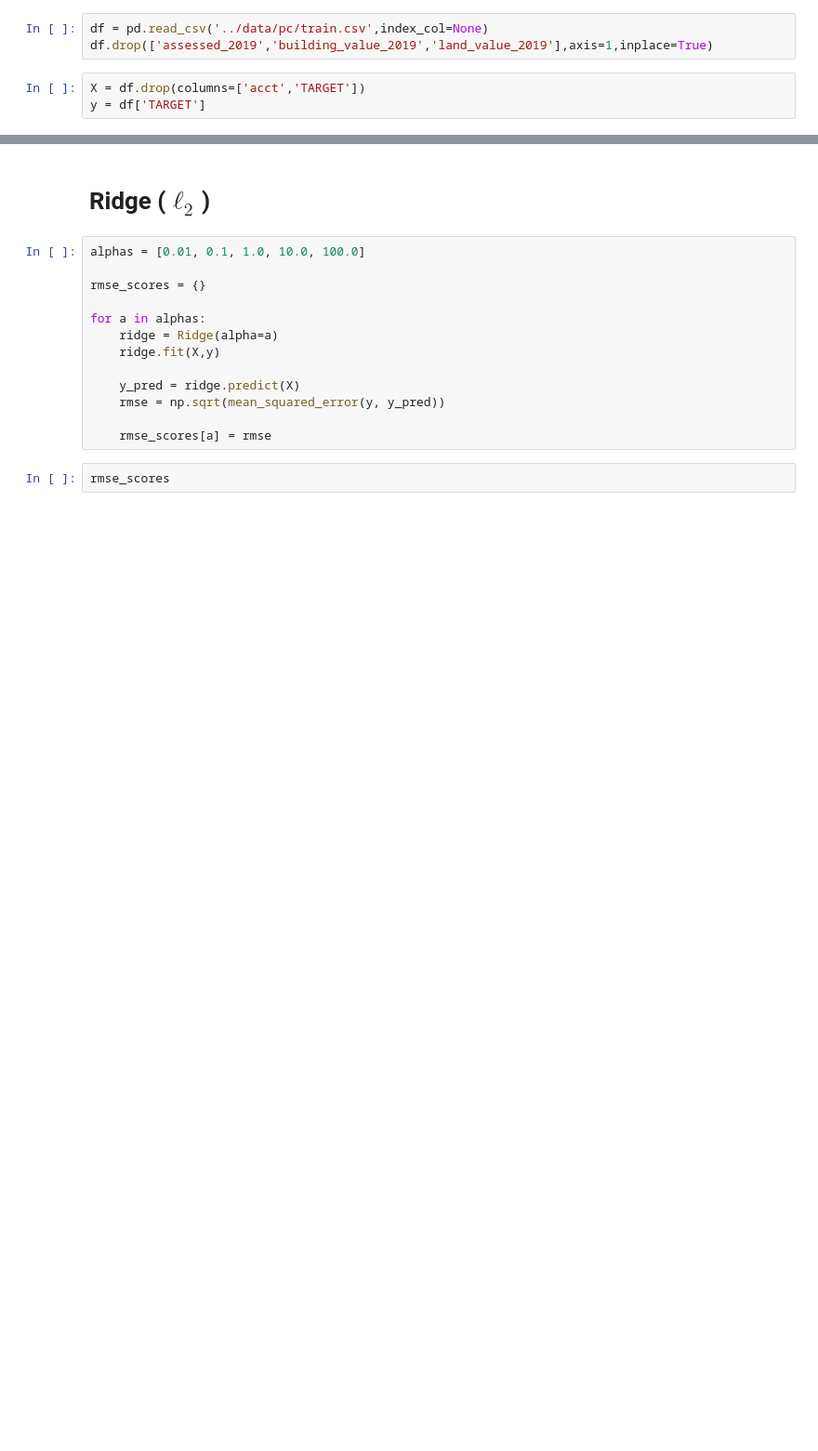
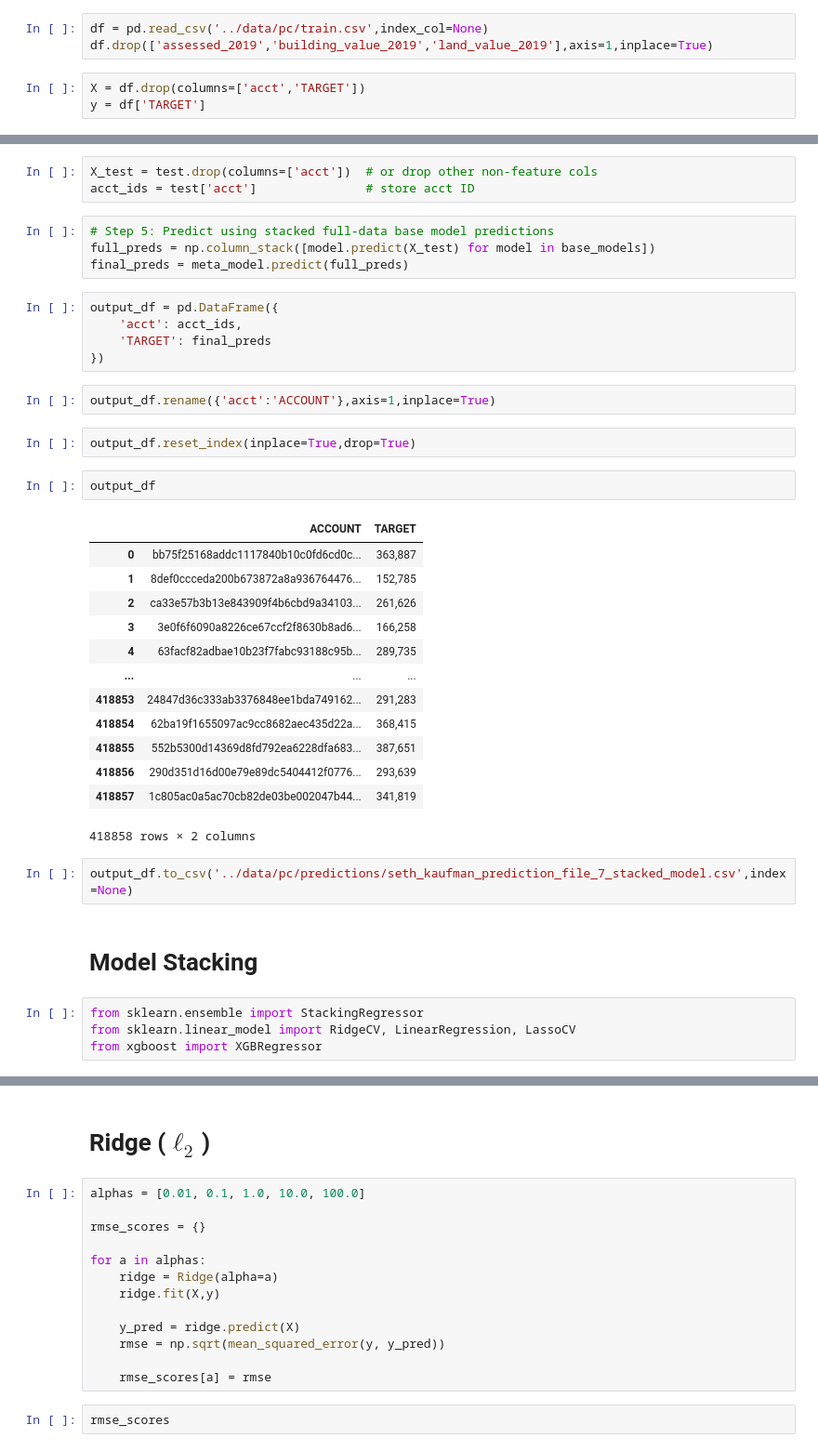
Before and after one commit to SethKauf/STA9890-Prediction-Competition, a Jupyter notebook: Workfiles/Prediction_Competition_Workfile_5_(Modeling_2).ipynb, the cells around one changed output, grey strips where cells are left out. Shown at 93% size. Drawn from its saved outputs; the diff is of its cells as text; blank space fills up the shorter version.

```diff
--- a/Workfiles/Prediction_Competition_Workfile_5_(Modeling_2).ipynb
+++ b/Workfiles/Prediction_Competition_Workfile_5_(Modeling_2).ipynb
@@ -13,0 +70,40 @@ y = df['TARGET']
+# %%
+X_test = test.drop(columns=['acct'])  # or drop other non-feature cols
+acct_ids = test['acct']               # store acct ID
+# %%
+# Step 5: Predict using stacked full-data base model predictions
+full_preds = np.column_stack([model.predict(X_test) for model in base_models])
+final_preds = meta_model.predict(full_preds)
+# %%
+output_df = pd.DataFrame({
+    'acct': acct_ids,
+    'TARGET': final_preds
+})
+# %%
+output_df.rename({'acct':'ACCOUNT'},axis=1,inplace=True)
+# %%
+output_df.reset_index(inplace=True,drop=True)
+# %%
+output_df
+# %% [output]
+|  | ACCOUNT | TARGET |
+| 0 | bb75f25168addc1117840b10c0fd6cd0c... | 363,887 |
+| 1 | 8def0ccceda200b673872a8a936764476... | 152,785 |
+| 2 | ca33e57b3b13e843909f4b6cbd9a34103... | 261,626 |
+| 3 | 3e0f6f6090a8226ce67ccf2f8630b8ad6... | 166,258 |
+| 4 | 63facf82adbae10b23f7fabc93188c95b... | 289,735 |
+| ... | ... | ... |
+| 418853 | 24847d36c333ab3376848ee1bda749162... | 291,283 |
+| 418854 | 62ba19f1655097ac9cc8682aec435d22a... | 368,415 |
+| 418855 | 552b5300d14369d8fd792ea6228dfa683... | 387,651 |
+| 418856 | 290d351d16d00e79e89dc5404412f0776... | 293,639 |
+| 418857 | 1c805ac0a5ac70cb82de03be002047b44... | 341,819 |
+418858 rows × 2 columns
+# %%
+output_df.to_csv('../data/pc/predictions/seth_kaufman_prediction_file_7_stacked_model.csv',index=None)
+# %% [markdown]
+# Model Stacking
+# %%
+from sklearn.ensemble import StackingRegressor
+from sklearn.linear_model import RidgeCV, LinearRegression, LassoCV
+from xgboost import XGBRegressor
```
Also changed, not shown: parts of 67 cells of this notebook, 19 other files.
